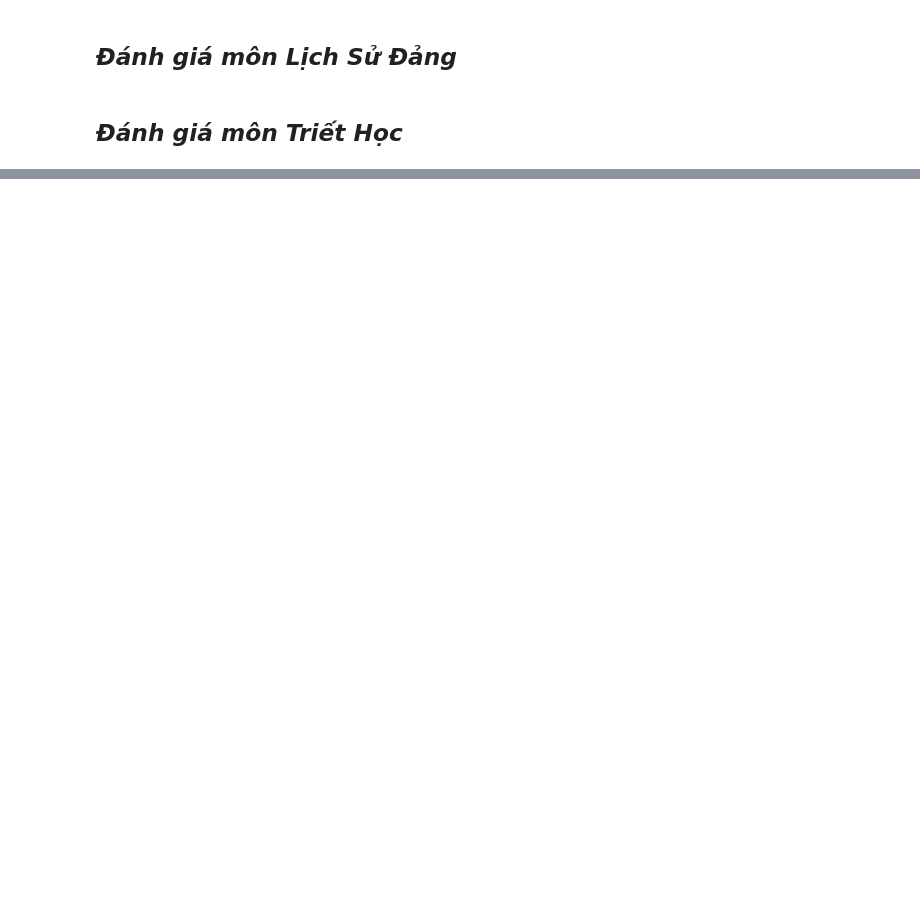
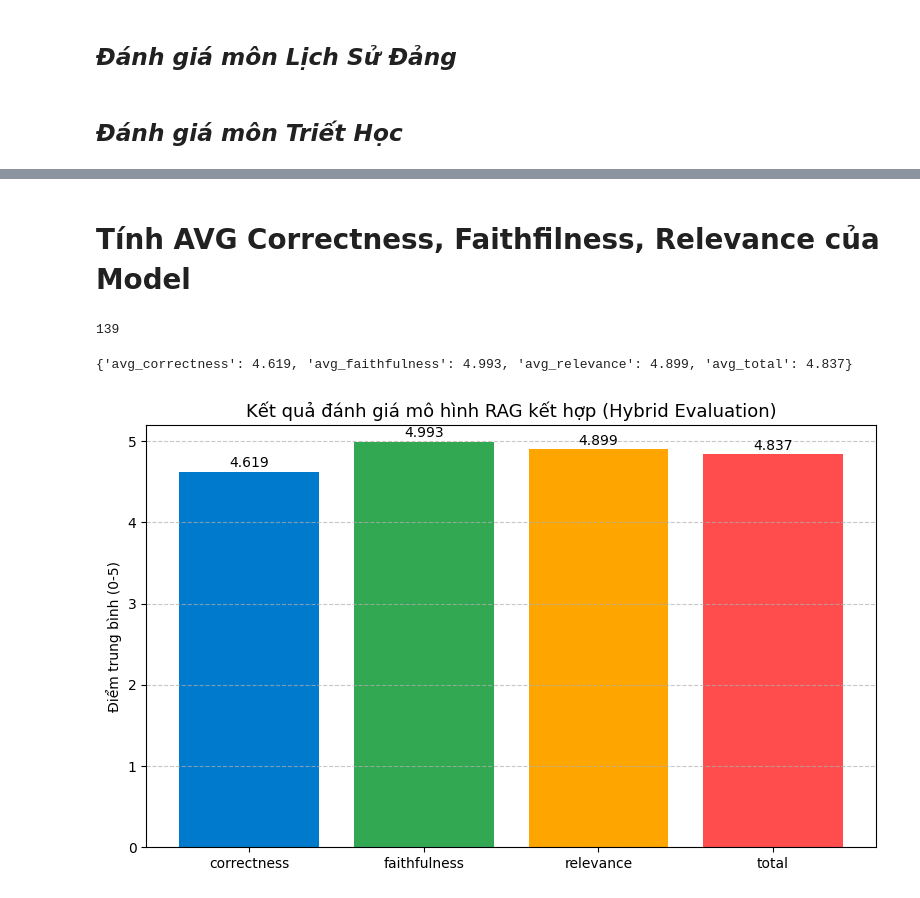
Before and after one commit to KuroBerry/RAG_GeneralSubject, a Jupyter notebook: eval/hybrid_evaluate.ipynb, the cells around one changed output, grey strips where cells are left out. Saved outputs shown, nothing was run; the diff lists cells and outputs as text; code cells hidden in the pictures; blank space fills up the shorter version.

```diff
--- a/eval/hybrid_evaluate.ipynb
+++ b/eval/hybrid_evaluate.ipynb
@@ -157,0 +208,11 @@ c:\Users\dhdnc\OneDrive\ドキュメント\GitHub\RAG_GeneralSubject\data\TrietH
+# %% [markdown]
+# Tính AVG Correctness, Faithfilness, Relevance của Model
+# %%
+#Đọpc qua kết quả đánh giá của các môn từ các file JSON đã lưu
+LSD_rest = load_chunks_from_json(r'./eval_result/LSD_eval_result.json')
+TrietHoc_rest = load_chunks_from_json(r'./eval_result/TrietHoc_eval_result.json')
+
+eval_results = LSD_rest + TrietHoc_rest
+len(eval_results)
+# %% [output]
+139
@@ -157,0 +250,42 @@ c:\Users\dhdnc\OneDrive\ドキュメント\GitHub\RAG_GeneralSubject\data\TrietH
+# %%
+#In ra điểm của model
+model_score = tinh_diem_eval(eval_results)
+print(model_score)
+# %% [output]
+{'avg_correctness': 4.619, 'avg_faithfulness': 4.993, 'avg_relevance': 4.899, 'avg_total': 4.837}
+# %%
+import matplotlib.pyplot as plt
+
+def plot_eval_results(score_dict, title="Kết quả đánh giá mô hình RAG"):
+    """
+    Vẽ biểu đồ thanh cho các chỉ số đánh giá.
+    :param score_dict: Dict trả về từ tinh_diem_eval()
+    :param title: Tiêu đề biểu đồ
+    """
+    metrics = ['correctness', 'faithfulness', 'relevance', 'total']
+    scores = [
+        score_dict.get("avg_correctness", 0),
+        score_dict.get("avg_faithfulness", 0),
+        score_dict.get("avg_relevance", 0),
+        score_dict.get("avg_total", 0)
+    ]
+
+    plt.figure(figsize=(8, 5))
+    bars = plt.bar(metrics, scores, color=["#007acc", "#32a852", "#ffa500", "#ff4d4d"])
+
+    # Gắn nhãn giá trị trên đầu cột
+    for bar in bars:
+        yval = bar.get_height()
+        plt.text(bar.get_x() + bar.get_width()/2, yval + 0.02, round(yval, 3),
+                 ha='center', va='bottom', fontsize=10)
+
+    plt.ylim(0, 5.2)
+    plt.title(title, fontsize=13)
+    plt.ylabel("Điểm trung bình (0-5)")
+    plt.grid(axis="y", linestyle="--", alpha=0.7)
+    plt.tight_layout()
+    plt.show()
+# %%
+plot_eval_results(model_score, title="Kết quả đánh giá mô hình RAG kết hợp (Hybrid Evaluation)")
+# %% [output]
+[figure, added]
```
Also changed, not shown: parts of 16 cells of this notebook, 5 other files.
